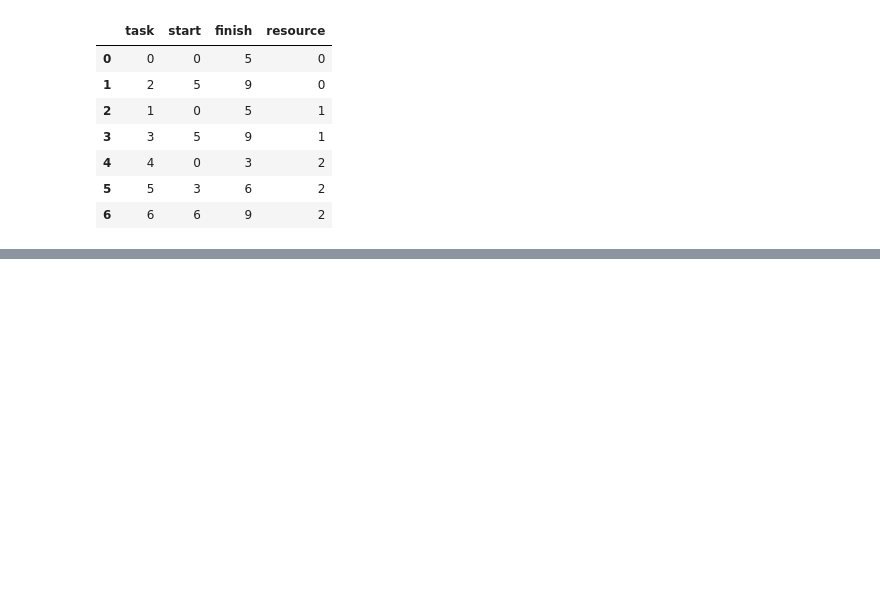
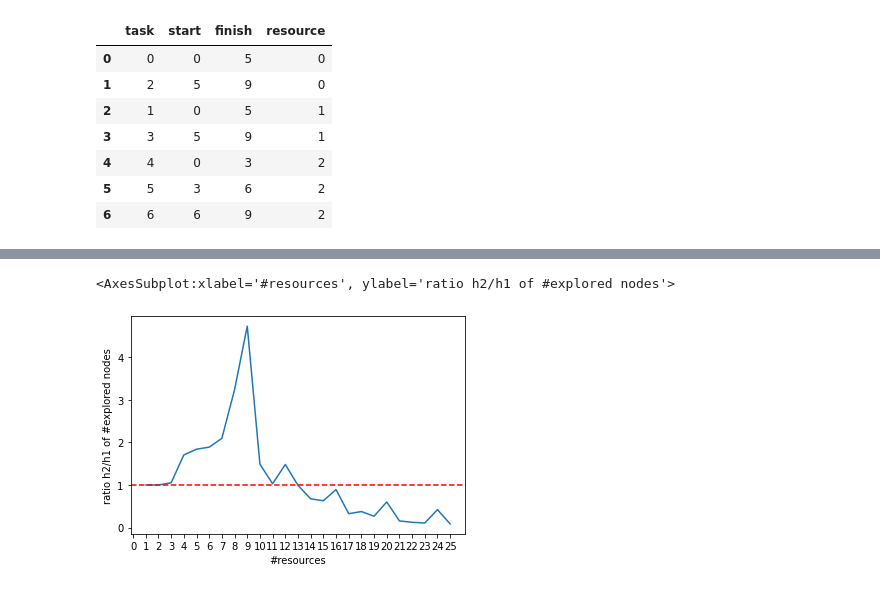
Before and after one commit to matyama/makespan-poc, a Jupyter notebook: notebooks/bnb.ipynb, the cells around one changed output, grey strips where cells are left out. Drawn from its saved outputs; the diff is of its cells as text; code cells hidden in the pictures; blank space fills up the shorter version.

```diff
--- a/notebooks/bnb.ipynb
+++ b/notebooks/bnb.ipynb
@@ -73,0 +76,5 @@ pruned_df.head()
+# %%
+ratio_col = f'{h2.__name__}/{h1.__name__}'
+
+explored_df[ratio_col] = explored_df[h2.__name__] / explored_df[h1.__name__]
+explored_df.tail()
@@ -73,0 +88,7 @@ pruned_df.head()
+# %%
+ax = explored_df[ratio_col].plot.line(xlabel='#resources', ylabel=f'ratio {ratio_col} of #explored nodes', xticks=range(num_instances))
+ax.axhline(y=1, color='r', linestyle='--')
+ax
+# %% [output]
+<AxesSubplot:xlabel='#resources', ylabel='ratio h2/h1 of #explored nodes'>
+[figure, added]
```
Also changed, not shown: parts of 16 cells of this notebook, 3 other files.
